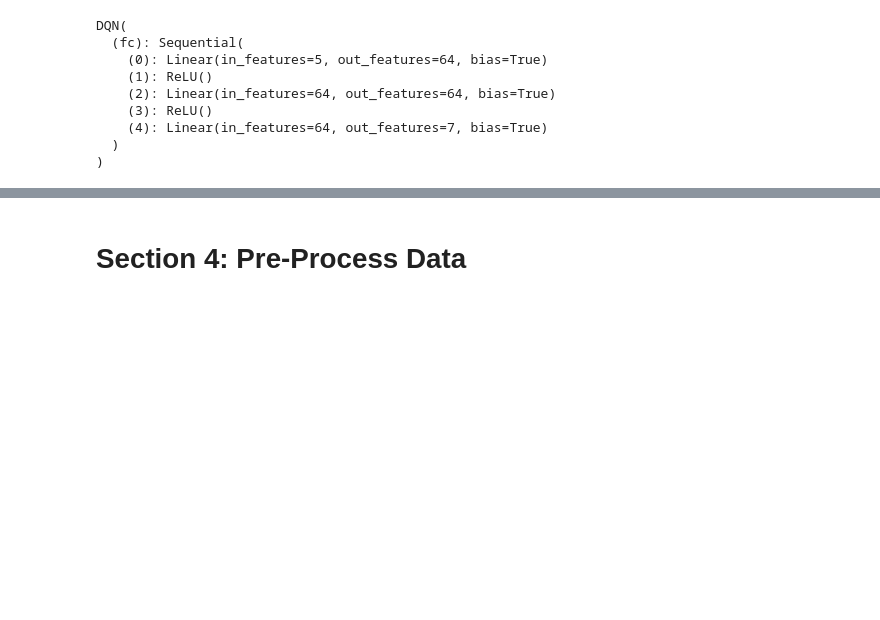
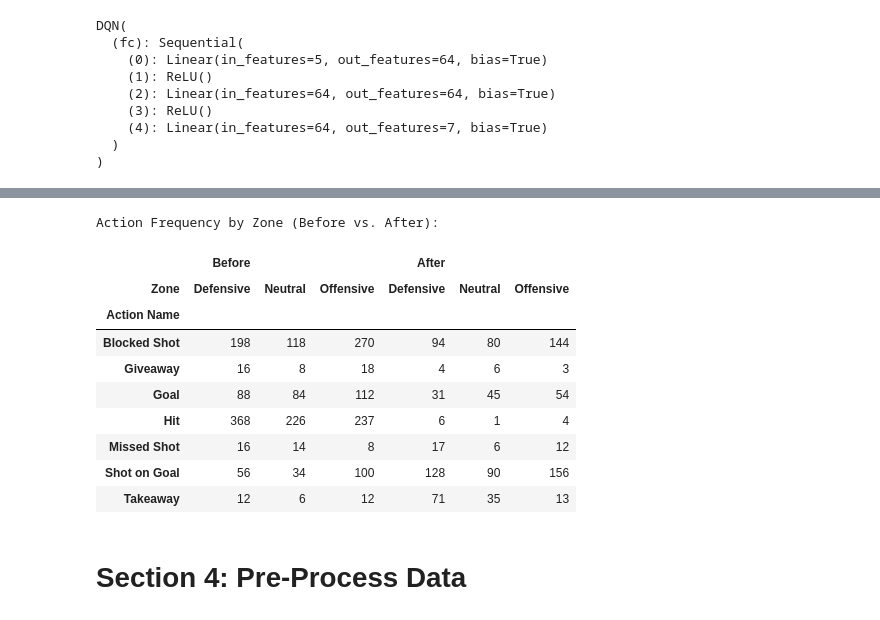
Before and after one commit to stewmckendry/Project-4---NHL-Plays, a Jupyter notebook: notebooks/Hockey_Coach.ipynb, the cells around one changed output, grey strips where cells are left out. Drawn from its saved outputs; the diff is of its cells as text; code cells hidden in the pictures; blank space fills up the shorter version.

```diff
--- a/notebooks/Hockey_Coach.ipynb
+++ b/notebooks/Hockey_Coach.ipynb
@@ -459,3 +922,40 @@ Selected Action: 2 -> Takeaway
+# %%
+import numpy as np
+from IPython.display import display
+
+def classify_zone(x_coord):
+    """Classifies a zone based on X-coordinate."""
+    if x_coord < -25:
+        return "Defensive"
+    elif -25 <= x_coord <= 25:
+        return "Neutral"
+    else:
+        return "Offensive"
+
+# Apply zone classification
+df_before["Zone"] = df_before["X Coord"].apply(classify_zone)
+df_after["Zone"] = df_after["X Coord"].apply(classify_zone)
+
+# Count occurrences of actions in each zone
+before_counts = df_before.groupby(["Action Name", "Zone"]).size().unstack(fill_value=0)
+after_counts = df_after.groupby(["Action Name", "Zone"]).size().unstack(fill_value=0)
+
+# Compare results
+comparison_df = pd.concat([before_counts, after_counts], axis=1, keys=["Before", "After"])
+print("Action Frequency by Zone (Before vs. After):")
+display(comparison_df)
+# %% [output]
+Action Frequency by Zone (Before vs. After):
+|  | Before |  |  | After |  |  |
+| Zone | Defensive | Neutral | Offensive | Defensive | Neutral | Offensive |
+| Action Name |  |  |  |  |  |  |
+| Blocked Shot | 198 | 118 | 270 | 94 | 80 | 144 |
+| Giveaway | 16 | 8 | 18 | 4 | 6 | 3 |
+| Goal | 88 | 84 | 112 | 31 | 45 | 54 |
+| Hit | 368 | 226 | 237 | 6 | 1 | 4 |
+| Missed Shot | 16 | 14 | 8 | 17 | 6 | 12 |
+| Shot on Goal | 56 | 34 | 100 | 128 | 90 | 156 |
+| Takeaway | 12 | 6 | 12 | 71 | 35 | 13 |
 # %% [markdown]
 # **Section 4: Pre-Process Data** <a id="4"></a>
 # %% [markdown]
```
Also changed, not shown: parts of 19 cells of this notebook, 6 other files.
